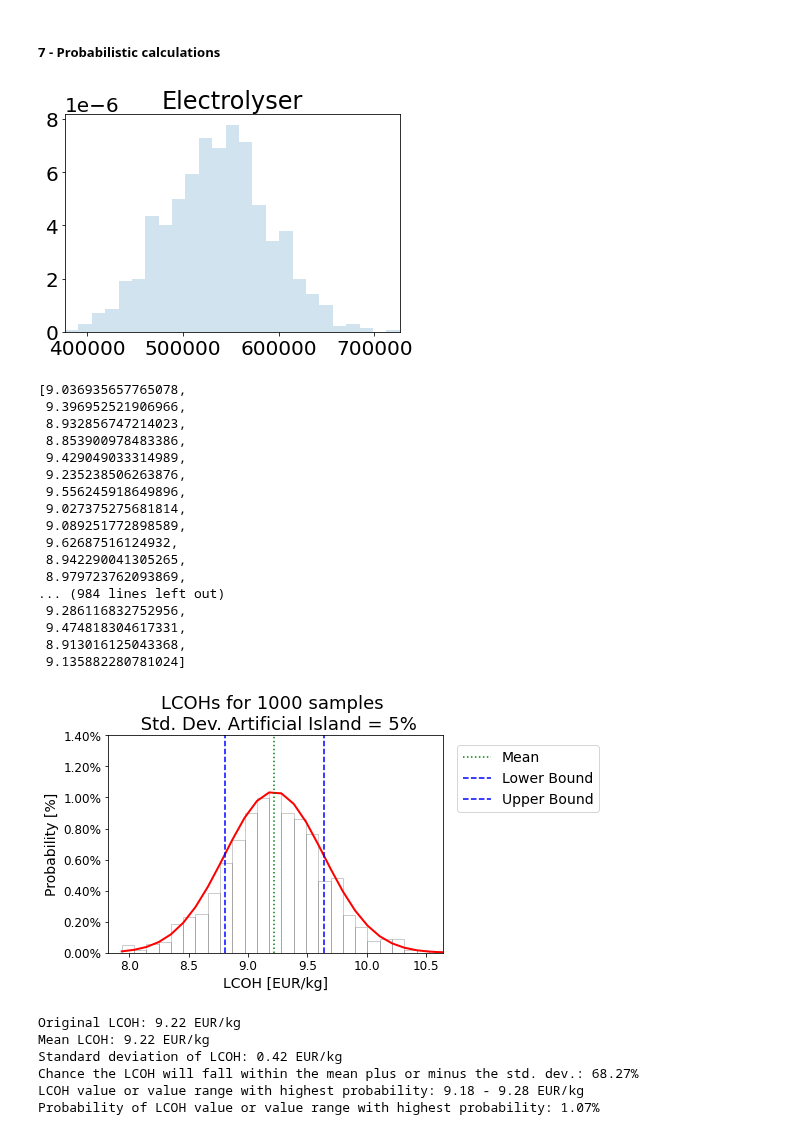
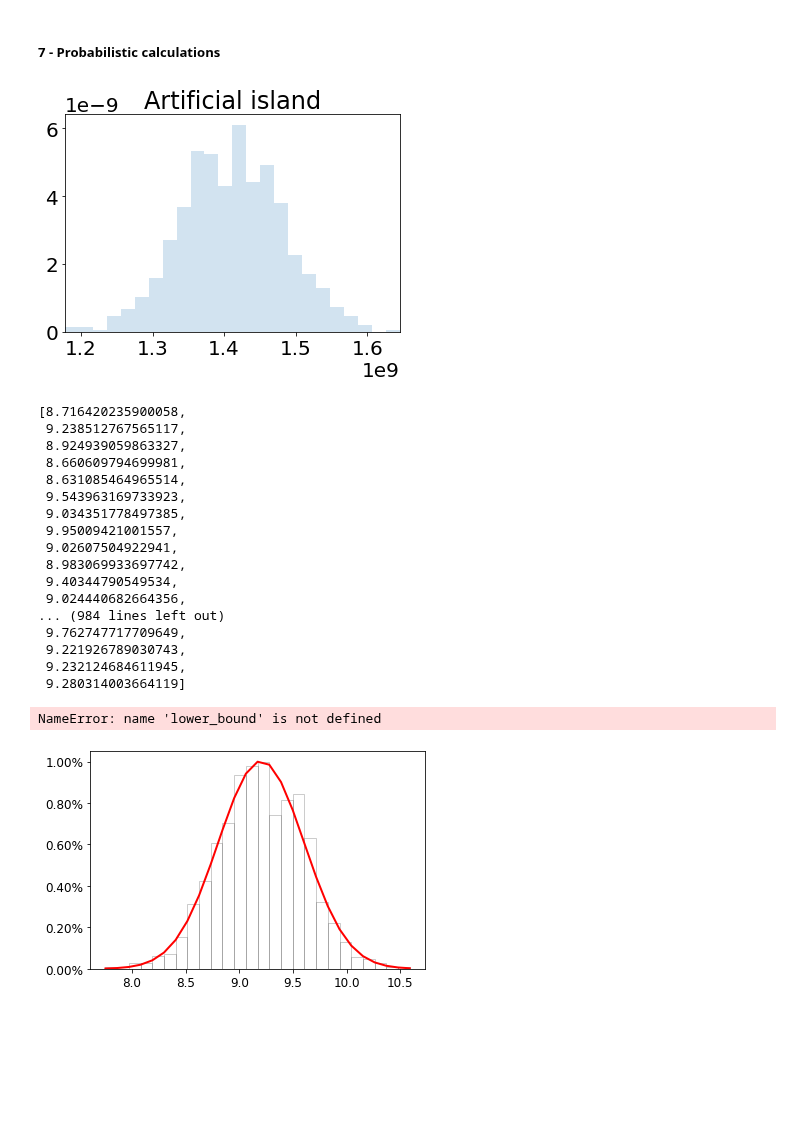
Before and after one commit to VanOord/OpenSCSim, a Jupyter notebook: MC Analysis & Sensitivity Analysis - Scenario 3.ipynb, the cells around one changed output. Cells and saved outputs as stored; diff of their text form; code cells hidden in the pictures; blank space fills up the shorter version.

```diff
--- a/MC Analysis & Sensitivity Analysis - Scenario 3.ipynb
+++ b/MC Analysis & Sensitivity Analysis - Scenario 3.ipynb
@@ -1168,7 +1168,7 @@ Electrolyser_capex_per_unit = stats.norm(Electrolyser_data['capex_per_unit'],Ele
 DesalinationUnit_capex_per_unit = stats.norm(Desalination_unit_data['capex_per_unit'],Desalination_unit_data['capex_per_unit']*0.1)
 CompressorUnit_capex_per_unit = stats.norm(Compressor_unit_data['capex_per_unit'],Compressor_unit_data['capex_per_unit']*0.1)
 StorageUnit_capex_per_unit = stats.norm(Storage_unit_data['capex_per_unit'],Storage_unit_data['capex_per_unit']*0.1)
-ArtificialIsland_capex_per_unit = stats.norm(Artificial_island_data['capex_per_unit'],Artificial_island_data['capex_per_unit']*0.3)
+ArtificialIsland_capex_per_unit = stats.norm(Artificial_island_data['capex_per_unit'],Artificial_island_data['capex_per_unit']*0.05)
 CompressorAfterStorage_capex_per_unit = stats.norm(Compressor_after_storage_data['capex_per_unit'],Compressor_after_storage_data['capex_per_unit']*0.1)
 DCACConverter_capex_per_unit = stats.norm(DCAC_converter_data['capex_per_unit'], DCAC_converter_data['capex_per_unit']*0.1)
 Mainland_capex_per_unit = stats.norm(Mainland_data['capex_per_unit'], Mainland_data['capex_per_unit']*0.1)
@@ -1193,12 +1193,12 @@ Mainland_capex_per_unit_realisations = Mainland_capex_per_unit.rvs(nr_of_realisa
 H2Pipeline_capex_per_unit_realisations = H2Pipeline_capex_per_unit.rvs(nr_of_realisations)
 # %%
 fig, ax = plt.subplots(1, 1)
-plt.hist(Electrolyser_capex_per_unit_realisations, density=True, bins='auto', histtype='stepfilled', alpha=0.2)
-ax.set_xlim([round(min(Electrolyser_capex_per_unit_realisations)), round(max(Electrolyser_capex_per_unit_realisations))])
-ax.set_title(Electrolyser_data['component'])
+plt.hist(ArtificialIsland_capex_per_unit_realisations, density=True, bins='auto', histtype='stepfilled', alpha=0.2)
+ax.set_xlim([round(min(ArtificialIsland_capex_per_unit_realisations)), round(max(ArtificialIsland_capex_per_unit_realisations))])
+ax.set_title(Artificial_island_data['component'])
 plt.show()
 # %% [output]
-[figure, old version]
+[figure, new version]
 # %%
 LCOH_stat = []
 startyear=2030
@@ -1295,23 +1295,23 @@ for index, value in enumerate(Foundation_capex_per_unit_realisations):
 # %%
 LCOH_stat
 # %% [output]
-[9.036935657765078,
- 9.396952521906966,
- 8.932856747214023,
- 8.853900978483386,
- 9.429049033314989,
- 9.235238506263876,
- 9.556245918649896,
- 9.027375275681814,
- 9.089251772898589,
- 9.62687516124932,
- 8.942290041305265,
- 8.979723762093869,
+[8.716420235900058,
+ 9.238512767565117,
+ 8.924939059863327,
+ 8.660609794699981,
+ 8.631085464965514,
+ 9.543963169733923,
+ 9.034351778497385,
+ 9.95009421001557,
+ 9.02607504922941,
+ 8.983069933697742,
+ 9.40344790549534,
+ 9.024440682664356,
 ... (984 lines left out)
- 9.286116832752956,
- 9.474818304617331,
- 8.913016125043368,
- 9.135882280781024]
+ 9.762747717709649,
+ 9.221926789030743,
+ 9.232124684611945,
+ 9.280314003664119]
 # %%
 import matplotlib.ticker as mtick
 from scipy.stats import norm
@@ -1352,7 +1352,7 @@ ax.set_ylim([0, 1.4])
 # Label axes and title
 ax.set_xlabel('LCOH [EUR/kg]', fontsize = 14)
 ax.set_ylabel('Probability [%]', fontsize = 14)
-ax.set_title('LCOHs for 1000 samples \n Std. Dev. Artificial Island = 5%', fontsize = 18)
+ax.set_title('LCOHs for 1000 samples \n Std. Dev. Electrolysis System = 5%', fontsize = 18)
 
 # Add vertical lines for mean and median
 ax.axvline(x=mean_LCOH, color='g', linestyle='dotted', label='Mean')
@@ -1367,35 +1367,9 @@ ax.legend()
 plt.legend(loc='upper left', bbox_to_anchor=(1, 1.02), borderaxespad=1, fontsize = 14)
 
 plt.show()
+
+# Get probability density function (PDF)
+y = norm.pdf(bins, mean_LCOH, std_LCOH)
 # %% [output]
+NameError: name 'lower_bound' is not defined
-[figure, old version]
+[figure, new version]
-# %%
-print("Original LCOH: {:.2f} EUR/kg".format(LCOH))
-print("Mean LCOH: {:.2f} EUR/kg".format(mean_LCOH))
-print("Standard deviation of LCOH: {:.2f} EUR/kg".format(std_LCOH))
-print("Chance the LCOH will fall within the mean plus or minus the std. dev.: {:.2f}%".format(percent_within_1std))
-
-# Find bin with highest probability and use bin center value as LCOH value or value range with highest probability
-max_bin_idx = np.argmax(y)
-max_bin_center = (bins[max_bin_idx] + bins[max_bin_idx+1]) / 2
-if max_bin_idx == 0:
-    max_bin_width = bins[1] - bins[0]
-elif max_bin_idx == len(bins) - 2:
-    max_bin_width = bins[-1] - bins[-2]
-else:
-    max_bin_width = (bins[max_bin_idx+1] - bins[max_bin_idx-1]) / 2
-if max_bin_width > 0:
-    max_bin_prob = y[max_bin_idx] * max_bin_width
-    print("LCOH value or value range with highest probability: {:.2f} - {:.2f} EUR/kg".format(max_bin_center-max_bin_width/2, max_bin_center+max_bin_width/2))
-    print("Probability of LCOH value or value range with highest probability: {:.2f}%".format(max_bin_prob * 100))
-else:
-    max_bin_prob = y[max_bin_idx]
-    print("LCOH value with highest probability: {:.2f} EUR/kg".format(max_bin_center))
-    print("Probability of LCOH value with highest probability: {:.2f}%".format(max_bin_prob * 100))
-# %% [output]
-Original LCOH: 9.22 EUR/kg
-Mean LCOH: 9.22 EUR/kg
-Standard deviation of LCOH: 0.42 EUR/kg
-Chance the LCOH will fall within the mean plus or minus the std. dev.: 68.27%
-LCOH value or value range with highest probability: 9.18 - 9.28 EUR/kg
-Probability of LCOH value or value range with highest probability: 1.07%
```
Also changed, not shown: parts of 2 cells of this notebook, 1 other file.
